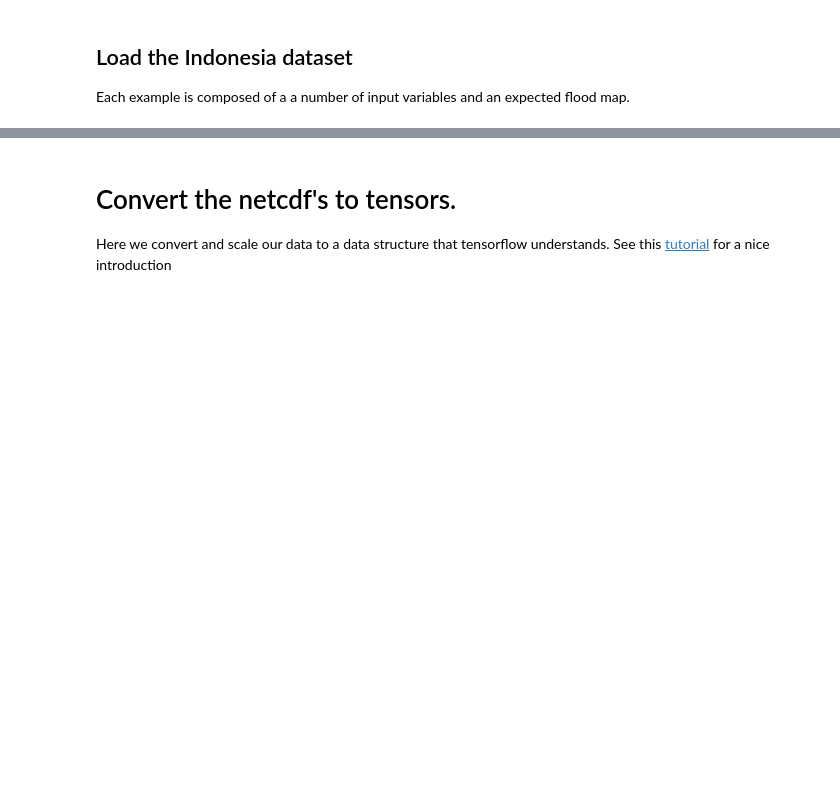
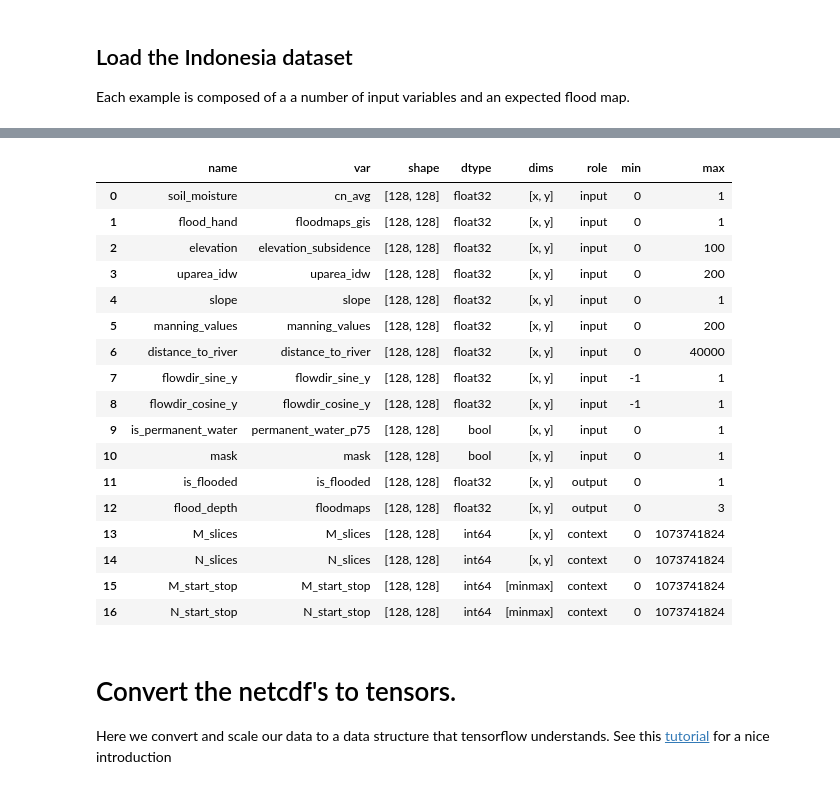
Before and after one commit to openearth/student-case-indonesia, a Jupyter notebook: model/cvae.ipynb, the cells around one changed output, grey strips where cells are left out. Drawn from its saved outputs; the diff is of its cells as text; code cells hidden in the pictures; blank space fills up the shorter version.

```diff
--- a/model/cvae.ipynb
+++ b/model/cvae.ipynb
@@ -73,3 +84,24 @@ num_channels = len(inputs)
+# %%
+tensors
+# %% [output]
+|  | name | var | shape | dtype | dims | role | min | max |
+| 0 | soil_moisture | cn_avg | [128, 128] | float32 | [x, y] | input | 0 | 1 |
+| 1 | flood_hand | floodmaps_gis | [128, 128] | float32 | [x, y] | input | 0 | 1 |
+| 2 | elevation | elevation_subsidence | [128, 128] | float32 | [x, y] | input | 0 | 100 |
+| 3 | uparea_idw | uparea_idw | [128, 128] | float32 | [x, y] | input | 0 | 200 |
+| 4 | slope | slope | [128, 128] | float32 | [x, y] | input | 0 | 1 |
+| 5 | manning_values | manning_values | [128, 128] | float32 | [x, y] | input | 0 | 200 |
+| 6 | distance_to_river | distance_to_river | [128, 128] | float32 | [x, y] | input | 0 | 40000 |
+| 7 | flowdir_sine_y | flowdir_sine_y | [128, 128] | float32 | [x, y] | input | -1 | 1 |
+| 8 | flowdir_cosine_y | flowdir_cosine_y | [128, 128] | float32 | [x, y] | input | -1 | 1 |
+| 9 | is_permanent_water | permanent_water_p75 | [128, 128] | bool | [x, y] | input | 0 | 1 |
+| 10 | mask | mask | [128, 128] | bool | [x, y] | input | 0 | 1 |
+| 11 | is_flooded | is_flooded | [128, 128] | float32 | [x, y] | output | 0 | 1 |
+| 12 | flood_depth | floodmaps | [128, 128] | float32 | [x, y] | output | 0 | 3 |
+| 13 | M_slices | M_slices | [128, 128] | int64 | [x, y] | context | 0 | 1073741824 |
+| 14 | N_slices | N_slices | [128, 128] | int64 | [x, y] | context | 0 | 1073741824 |
+| 15 | M_start_stop | M_start_stop | [128, 128] | int64 | [minmax] | context | 0 | 1073741824 |
+| 16 | N_start_stop | N_start_stop | [128, 128] | int64 | [minmax] | context | 0 | 1073741824 |
 # %% [markdown]
 # Convert the netcdf's to tensors.
 Here we convert and scale our data to a data structure that tensorflow understands. See this [tutorial](https://www.noahbrenowitz.com/post/loading_netcdfs/) for a nice introduction
```
Also changed, not shown: parts of 25 cells of this notebook.
